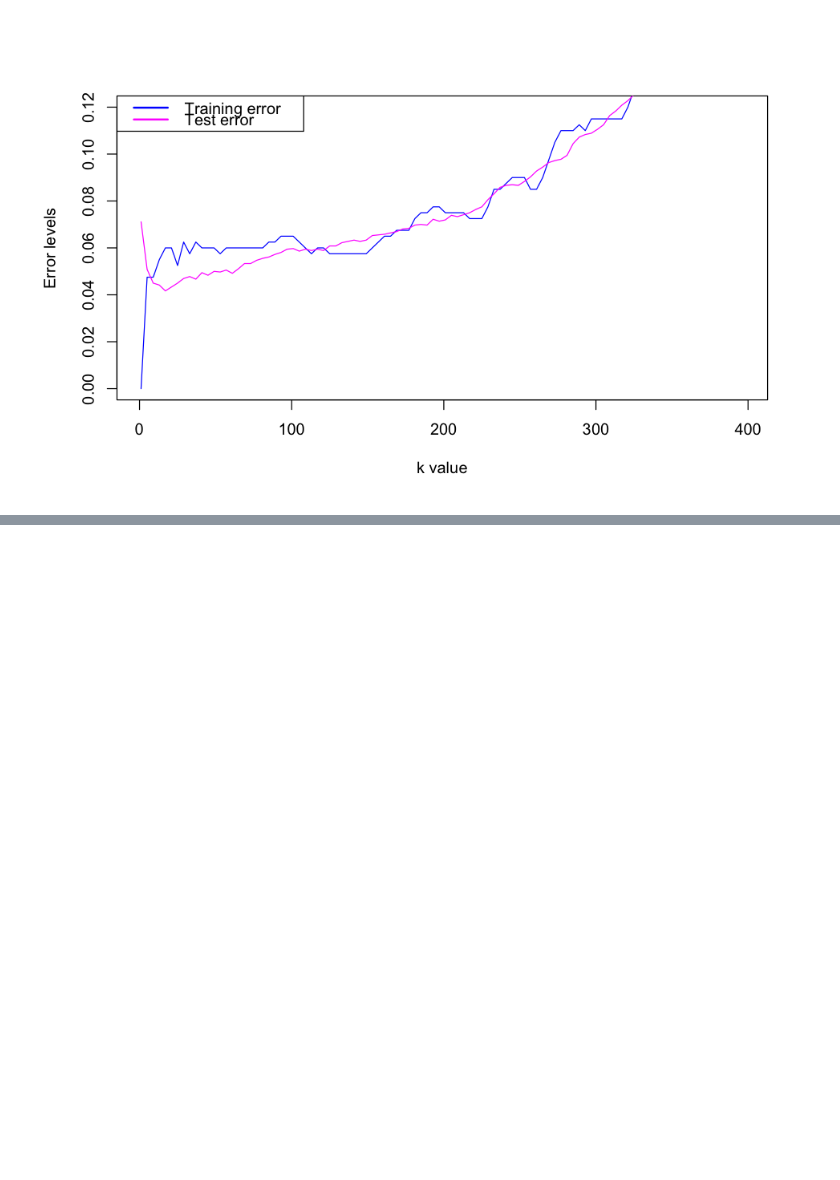
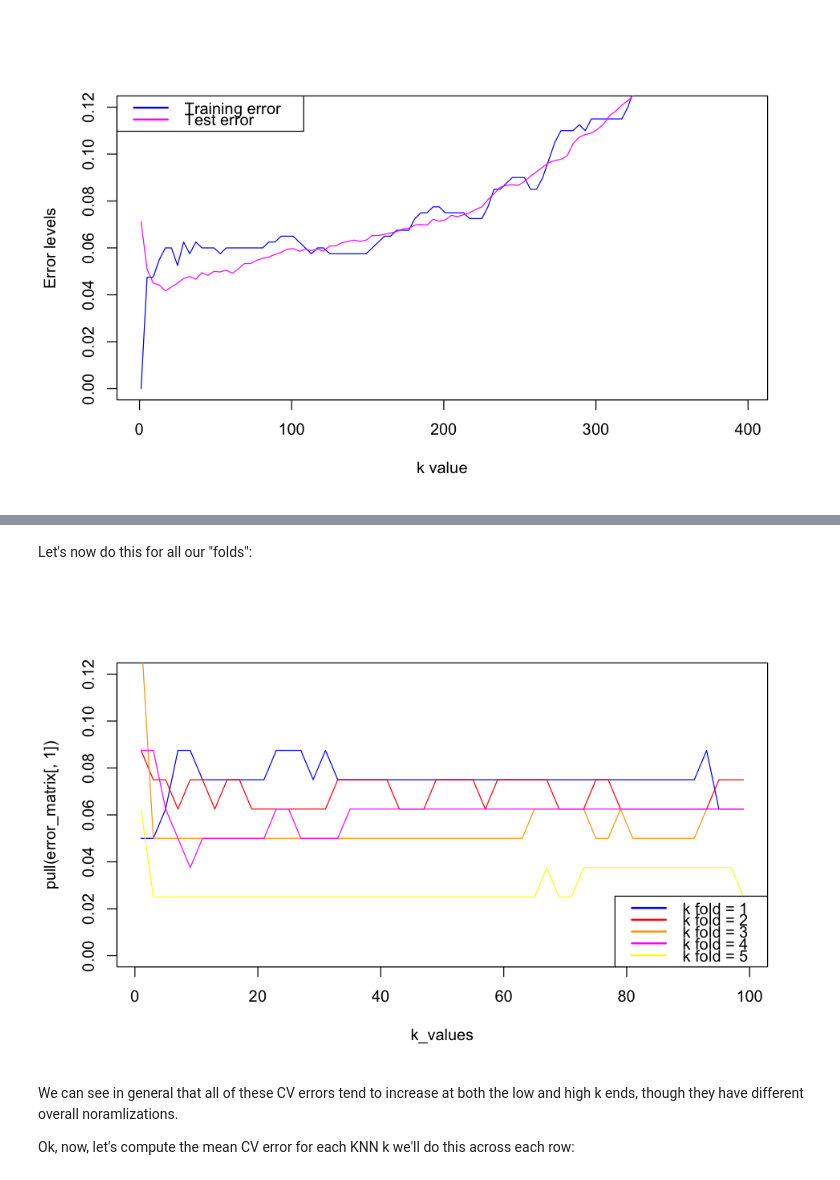
Before and after one commit to jnaiman/is542_spring2020, a Jupyter notebook: week15/prep_knn_to_CV_part1.ipynb, the cells around one changed output, grey strips where cells are left out. Saved outputs shown, nothing was run; the diff lists cells and outputs as text; code cells hidden in the pictures; blank space fills up the shorter version.

```diff
--- a/week15/prep_knn_to_CV_part1.ipynb
+++ b/week15/prep_knn_to_CV_part1.ipynb
@@ -277,0 +426,22 @@ So, in this example, we had the background model and used it to generate the TES
+# %% [markdown]
+Let's now do this for all our "folds":
+# %%
+color = c("blue", "red", "orange", "magenta", "yellow") # choose color for each fold
+
+plot(k_values, pull(error_matrix[,1]), type='l', col=color[1], ylim=c(0.0, 0.12)) # plot the first one
+
+lnames = c("k fold = 1") # start an array of labels for our legend
+
+# now do all the remaining folds, add to legend
+for(i in 2:k_folds_k){
+  lines(k_values, pull(error_matrix[,i]), col=color[i])
+  lnames = append(lnames, paste("k fold =",toString(i)))
+}
+
+legend("bottomright", lnames, col=color, lwd=2)
+# %% [output]
+[figure, added]
+# %% [markdown]
+We can see in general that all of these CV errors tend to increase at both the low and high k ends, though they have different overall noramlizations.
+
+Ok, now, let's compute the mean CV error for each KNN k we'll do this across each row:
```
Also changed, not shown: parts of 37 cells of this notebook, 2 other files.
